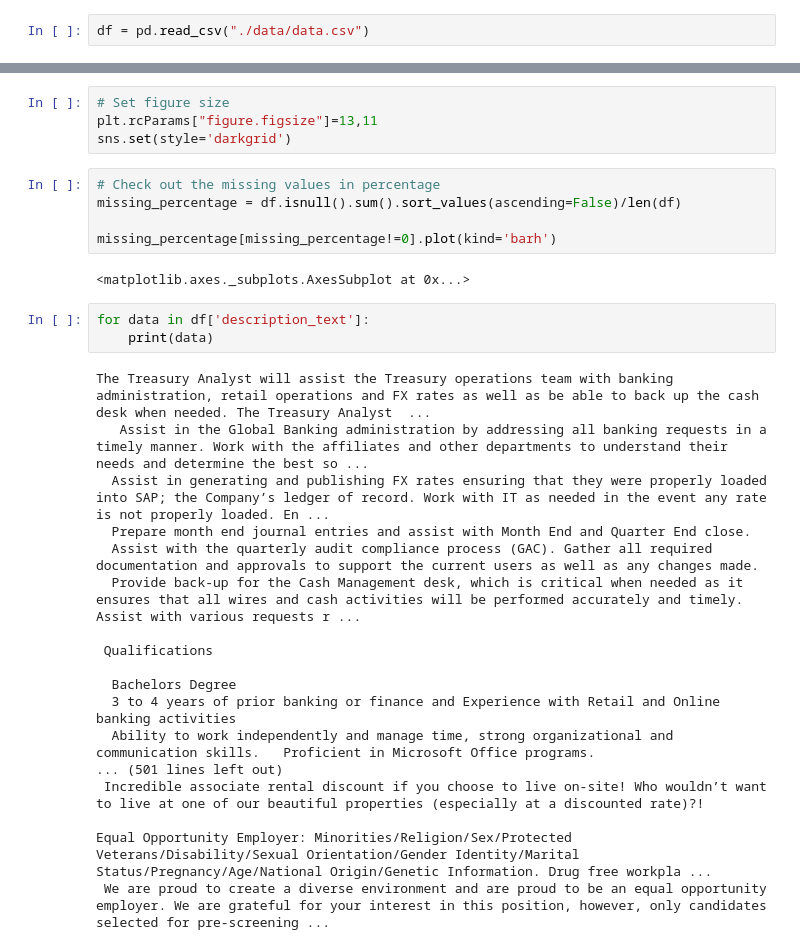
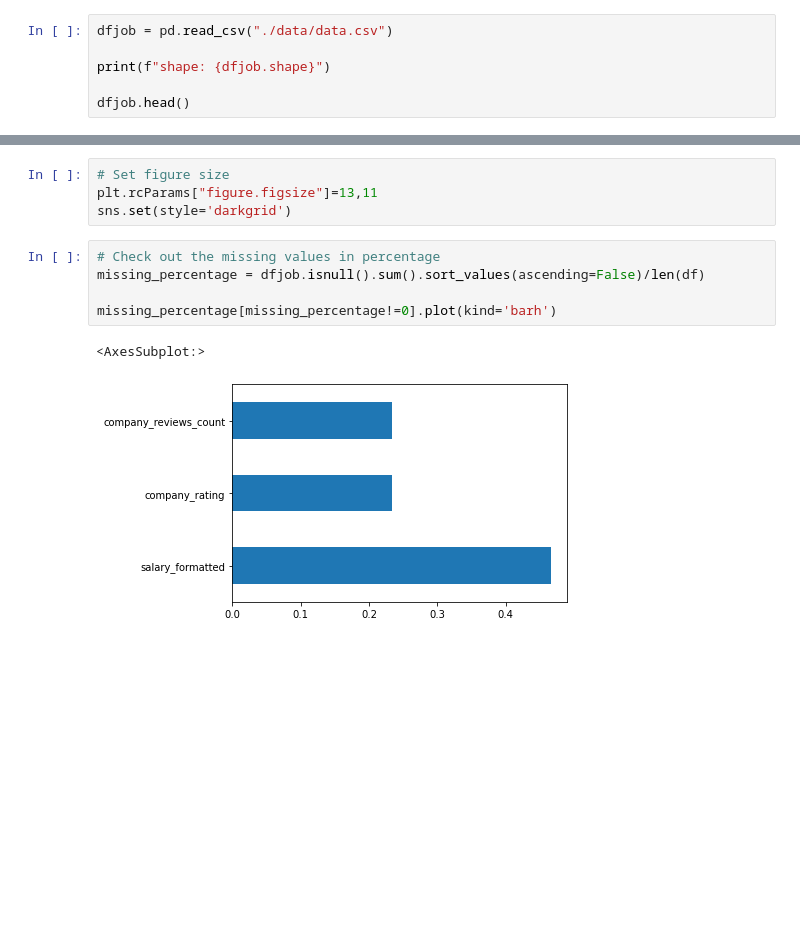
Before and after one commit to jackyhuynh/WorkforceAnalyst, a Jupyter notebook: script.ipynb, the cells around one changed output, grey strips where cells are left out. Cells and saved outputs as stored; diff of their text form; blank space fills up the shorter version.

```diff
--- a/script.ipynb
+++ b/script.ipynb
@@ -50,4 +50,8 @@ import json
     * PCA, MVD
     * T-SNE
 # %%
-df = pd.read_csv("./data/data.csv")
+dfjob = pd.read_csv("./data/data.csv")
+
+print(f"shape: {dfjob.shape}")
+
+dfjob.head()
@@ -83,29 +71,9 @@ plt.rcParams["figure.figsize"]=13,11
 sns.set(style='darkgrid')
 # %%
 # Check out the missing values in percentage
-missing_percentage = df.isnull().sum().sort_values(ascending=False)/len(df)
+missing_percentage = dfjob.isnull().sum().sort_values(ascending=False)/len(df)
 
 missing_percentage[missing_percentage!=0].plot(kind='barh')
 # %% [output]
-<matplotlib.axes._subplots.AxesSubplot at 0x...>
+<AxesSubplot:>
+[figure, added]
-# %%
-for data in df['description_text']:
-    print(data)
-# %% [output]
-The Treasury Analyst will assist the Treasury operations team with banking administration, retail operations and FX rates as well as be able to back up the cash desk when needed. The Treasury Analyst  ...
-   Assist in the Global Banking administration by addressing all banking requests in a timely manner. Work with the affiliates and other departments to understand their needs and determine the best so ...
-  Assist in generating and publishing FX rates ensuring that they were properly loaded into SAP; the Company’s ledger of record. Work with IT as needed in the event any rate is not properly loaded. En ...
-  Prepare month end journal entries and assist with Month End and Quarter End close.
-  Assist with the quarterly audit compliance process (GAC). Gather all required documentation and approvals to support the current users as well as any changes made.
-  Provide back-up for the Cash Management desk, which is critical when needed as it ensures that all wires and cash activities will be performed accurately and timely.   Assist with various requests r ...
-
- Qualifications
-
-  Bachelors Degree
-  3 to 4 years of prior banking or finance and Experience with Retail and Online banking activities
-  Ability to work independently and manage time, strong organizational and communication skills.   Proficient in Microsoft Office programs.
-... (501 lines left out)
- Incredible associate rental discount if you choose to live on-site! Who wouldn’t want to live at one of our beautiful properties (especially at a discounted rate)?!
-
-Equal Opportunity Employer: Minorities/Religion/Sex/Protected Veterans/Disability/Sexual Orientation/Gender Identity/Marital Status/Pregnancy/Age/National Origin/Genetic Information. Drug free workpla ...
- We are proud to create a diverse environment and are proud to be an equal opportunity employer. We are grateful for your interest in this position, however, only candidates selected for pre-screening ...
```
Also changed, not shown: parts of 19 cells of this notebook.
